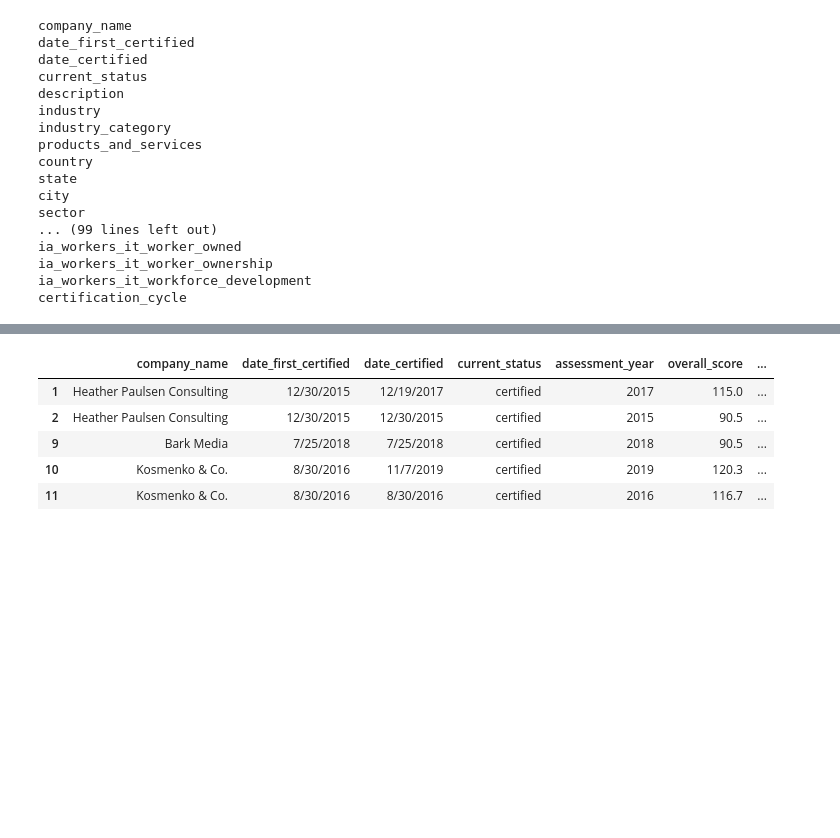
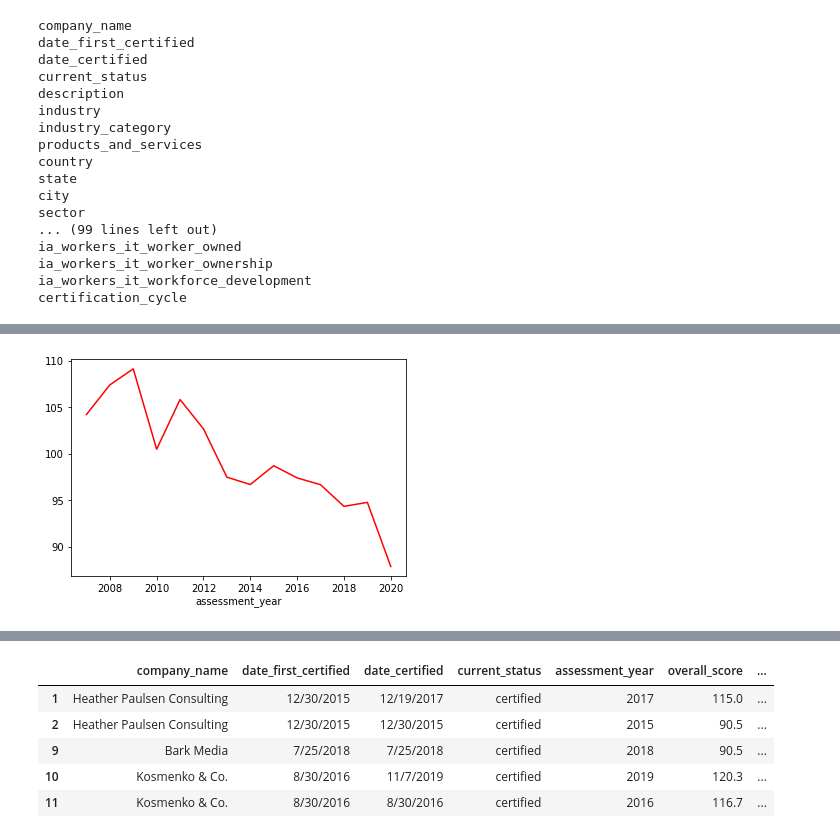
Before and after one commit to faithlierheimer/BCorpsAnalysis, a Jupyter notebook: Scratch Work--BCorps.ipynb, the cells around one changed output, grey strips where cells are left out. Saved outputs shown, nothing was run; the diff lists cells and outputs as text; code cells hidden in the pictures; blank space fills up the shorter version.

```diff
--- a/Scratch Work--BCorps.ipynb
+++ b/Scratch Work--BCorps.ipynb
@@ -55,0 +75,5 @@ bcorp_US_cleaned.head()
+# %%
+bcorp_US_cleaned.groupby(['assessment_year']).mean()['overall_score'].plot(label="avg score by year", color="red")
+plt.show()
+# %% [output]
+[figure, added]
```
Also changed, not shown: parts of 11 cells of this notebook.
